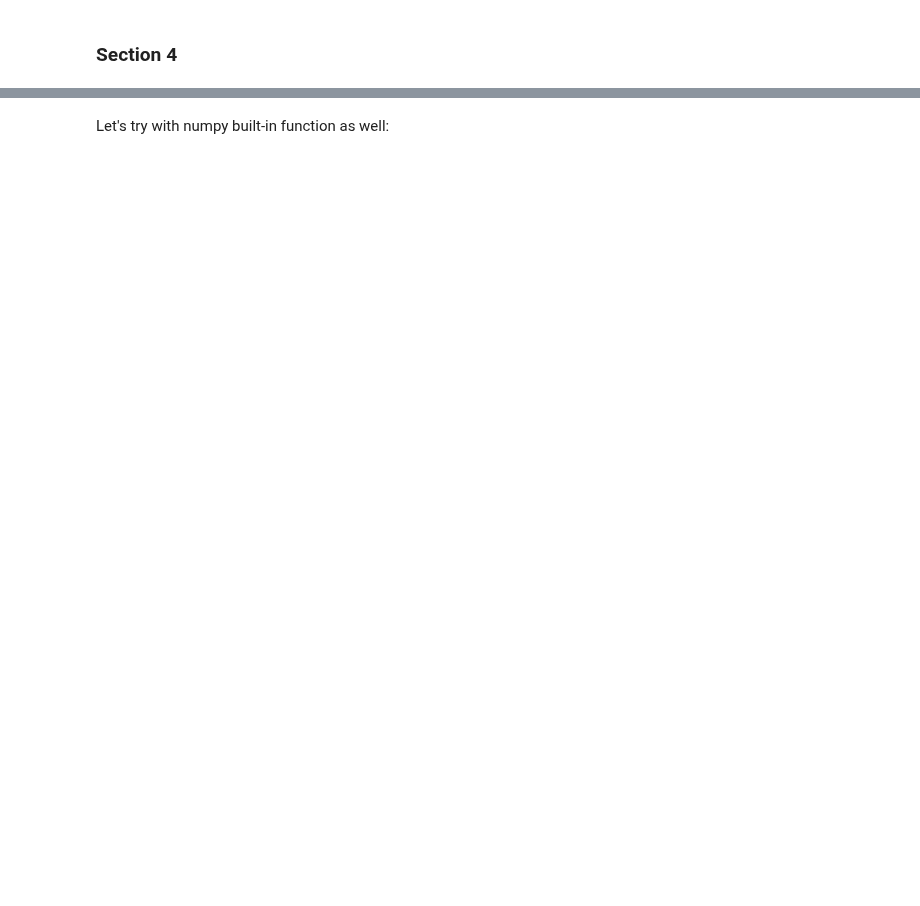
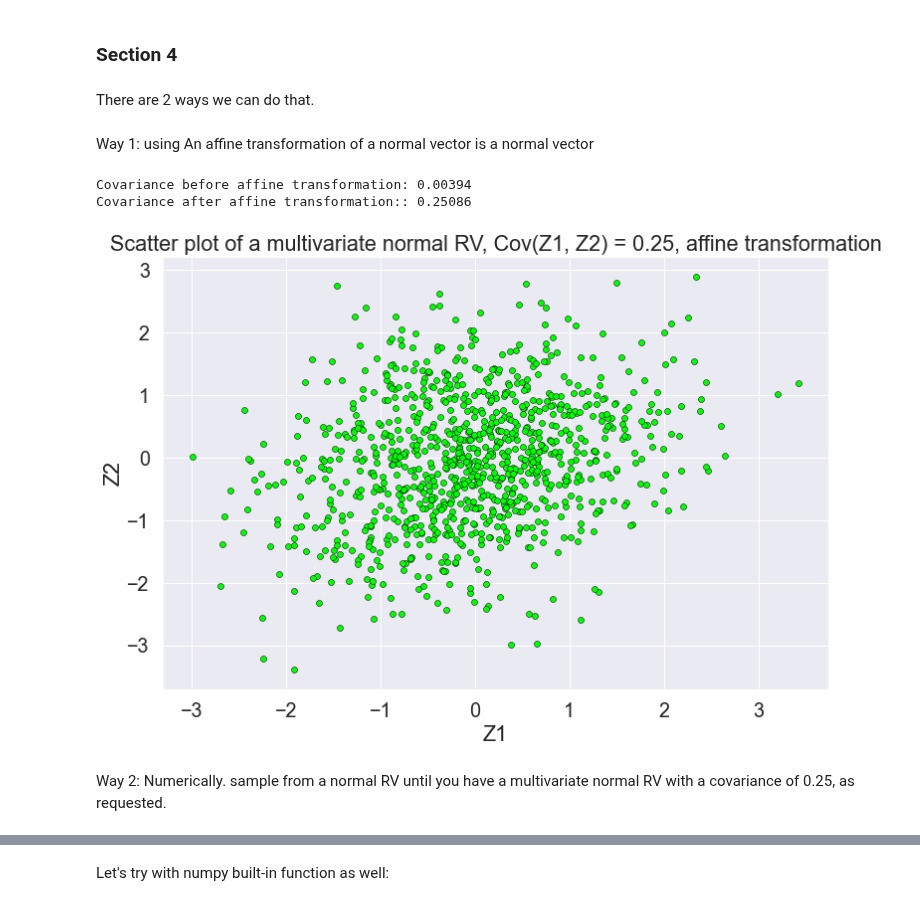
Before and after one commit to EyalMichaeli/IDC_masters, a Jupyter notebook: semester_2/stat/Exercises/Eyal/EX2/hw2.ipynb, the cells around one changed output, grey strips where cells are left out. Cells and saved outputs as stored; diff of their text form; code cells hidden in the pictures; blank space fills up the shorter version.

```diff
--- a/semester_2/stat/Exercises/Eyal/EX2/hw2.ipynb
+++ b/semester_2/stat/Exercises/Eyal/EX2/hw2.ipynb
@@ -154,3 +152,38 @@ sns.set(font_scale=1.8)
+# %% [markdown]
+There are 2 ways we can do that.
+# %% [markdown]
+Way 1: using An affine transformation of a normal vector is a normal vector
+# %%
+cov_mat = np.asarray([[1, 0.25], [0.25, 1]])
+
+B = np.array([
+    [0, 1],
+    [np.sqrt(1-0.25**2), 0.25]
+])
+
+B_transpose = B.T
+
+Y = np.random.randn(1000, 2)
+
+# apply affine transformation
+print(f"Covariance before affine transformation: {np.cov(Y[:, 0], Y[: , 1])[0][1]:.5f}")
+U = np.matmul(Y, B)
+print(f"Covariance after affine transformation:: {np.cov(U[:, 0], U[: , 1])[0][1]:.5f} \n\n")
+
+
+plt.plot(U[:, 0], U[: , 1], 'o', c='lime',
+             markeredgewidth = 0.5,
+             markeredgecolor = 'black')
+plt.title(f'Scatter plot of a multivariate normal RV, Cov(Z1, Z2) = 0.25, affine transformation')
+plt.xlabel('Z1')
+plt.ylabel('Z2')
+plt.show()
+# %% [output]
+Covariance before affine transformation: 0.00394
+Covariance after affine transformation:: 0.25086
+[figure, added]
+# %% [markdown]
+Way 2: Numerically. sample from a normal RV until you have a multivariate normal RV with a covariance of 0.25, as requested.
 # %%
 
 MAX_ITER = 1000000
```
Also changed, not shown: parts of 65 cells of this notebook, 12 other files.
